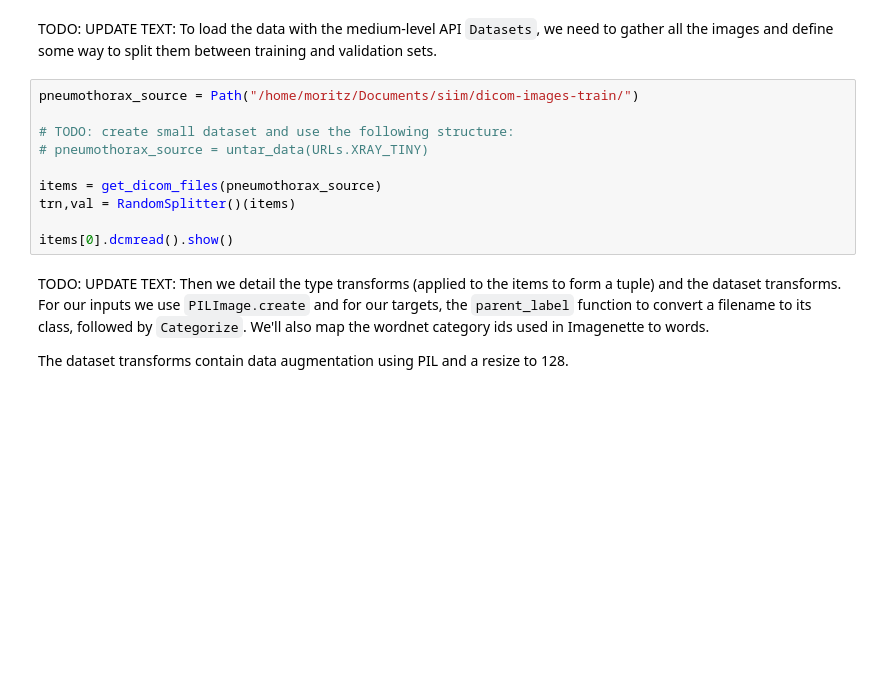
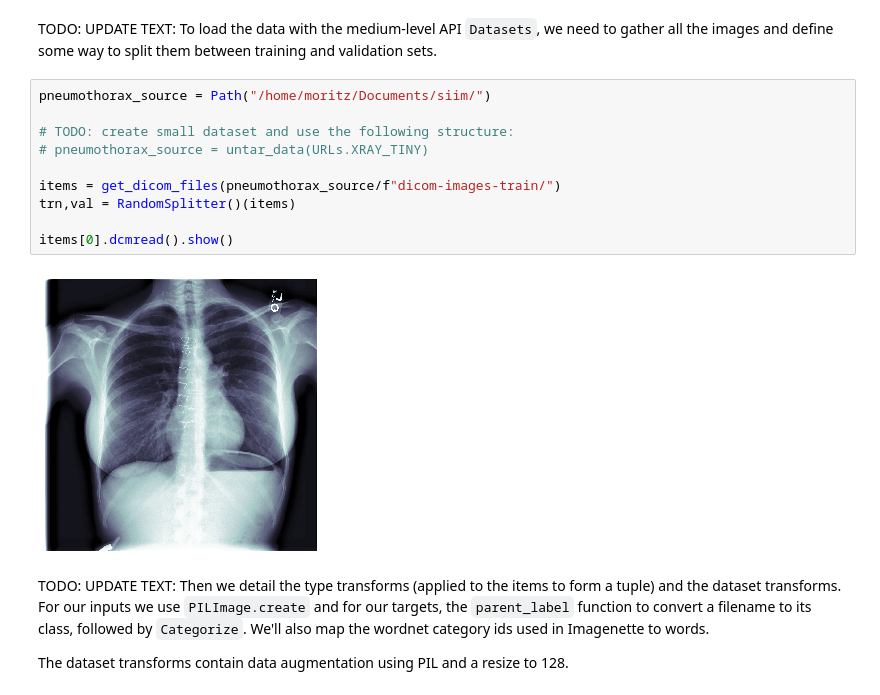
Before and after one commit to moritzschwyzer/fastai2, a Jupyter notebook: nbs/61_tutorial.medical_imaging.ipynb, the cells around one changed output. Saved outputs shown, nothing was run; the diff lists cells and outputs as text; blank space fills up the shorter version.

Commit message:
made xray training work

```diff
--- a/nbs/61_tutorial.medical_imaging.ipynb
+++ b/nbs/61_tutorial.medical_imaging.ipynb
@@ -20,15 +20,17 @@ from nbdev.showdoc import *
 # %% [markdown]
 TODO: UPDATE TEXT: To load the data with the medium-level API `Datasets`, we need to gather all the images and define some way to split them between training and validation sets.
 # %%
-pneumothorax_source = Path("/home/moritz/Documents/siim/dicom-images-train/")
+pneumothorax_source = Path("/home/moritz/Documents/siim/")
 
 # TODO: create small dataset and use the following structure:
 # pneumothorax_source = untar_data(URLs.XRAY_TINY)
 
-items = get_dicom_files(pneumothorax_source)
+items = get_dicom_files(pneumothorax_source/f"dicom-images-train/")
 trn,val = RandomSplitter()(items)
 
 items[0].dcmread().show()
+# %% [output]
+[figure, added]
 # %% [markdown]
 TODO: UPDATE TEXT: Then we detail the type transforms (applied to the items to form a tuple) and the dataset transforms. For our inputs we use `PILImage.create` and for our targets, the `parent_label` function to convert a filename to its class, followed by `Categorize`. We'll also map the wordnet category ids used in Imagenette to words.
 
```
Also changed, not shown: parts of 32 cells of this notebook, 2 other files.
